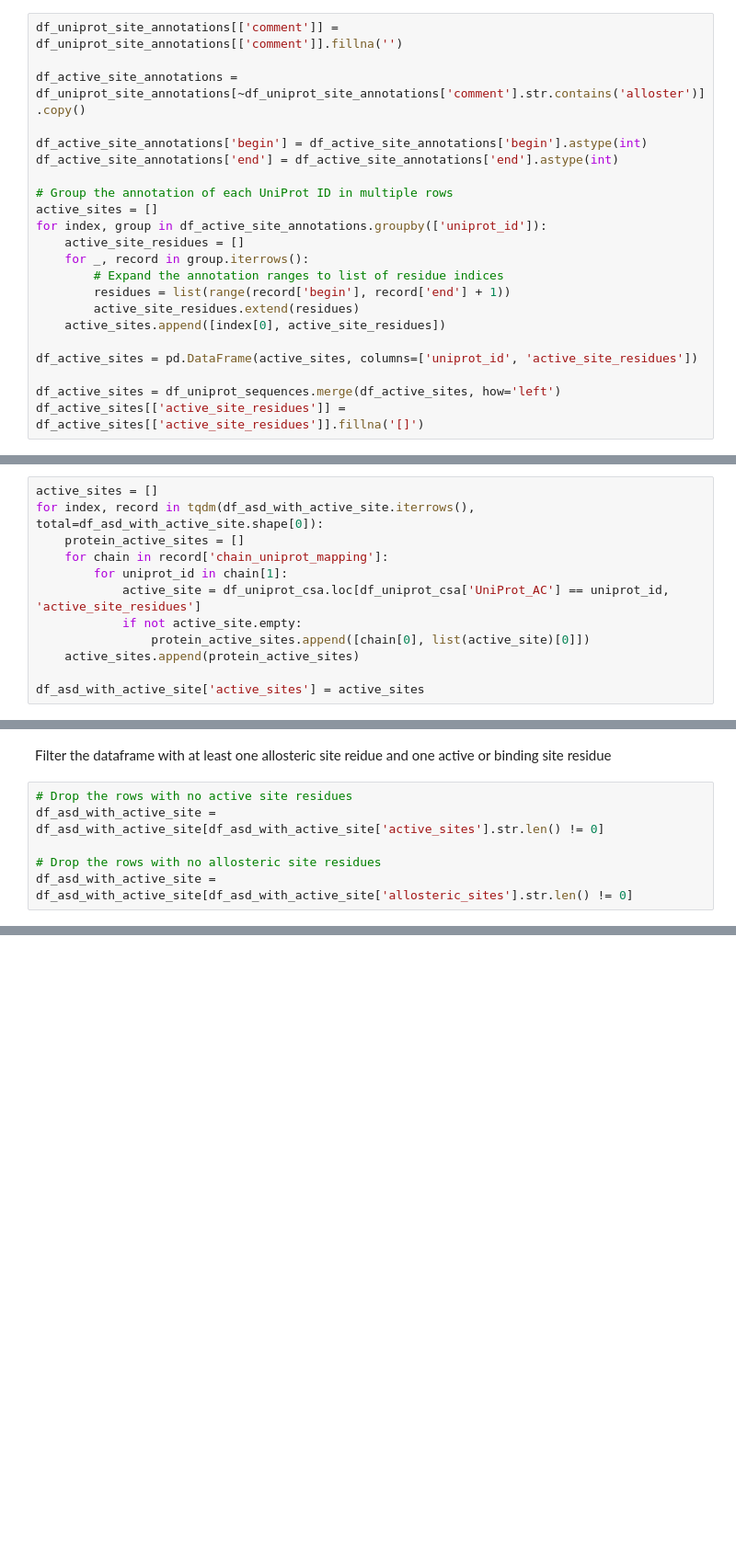
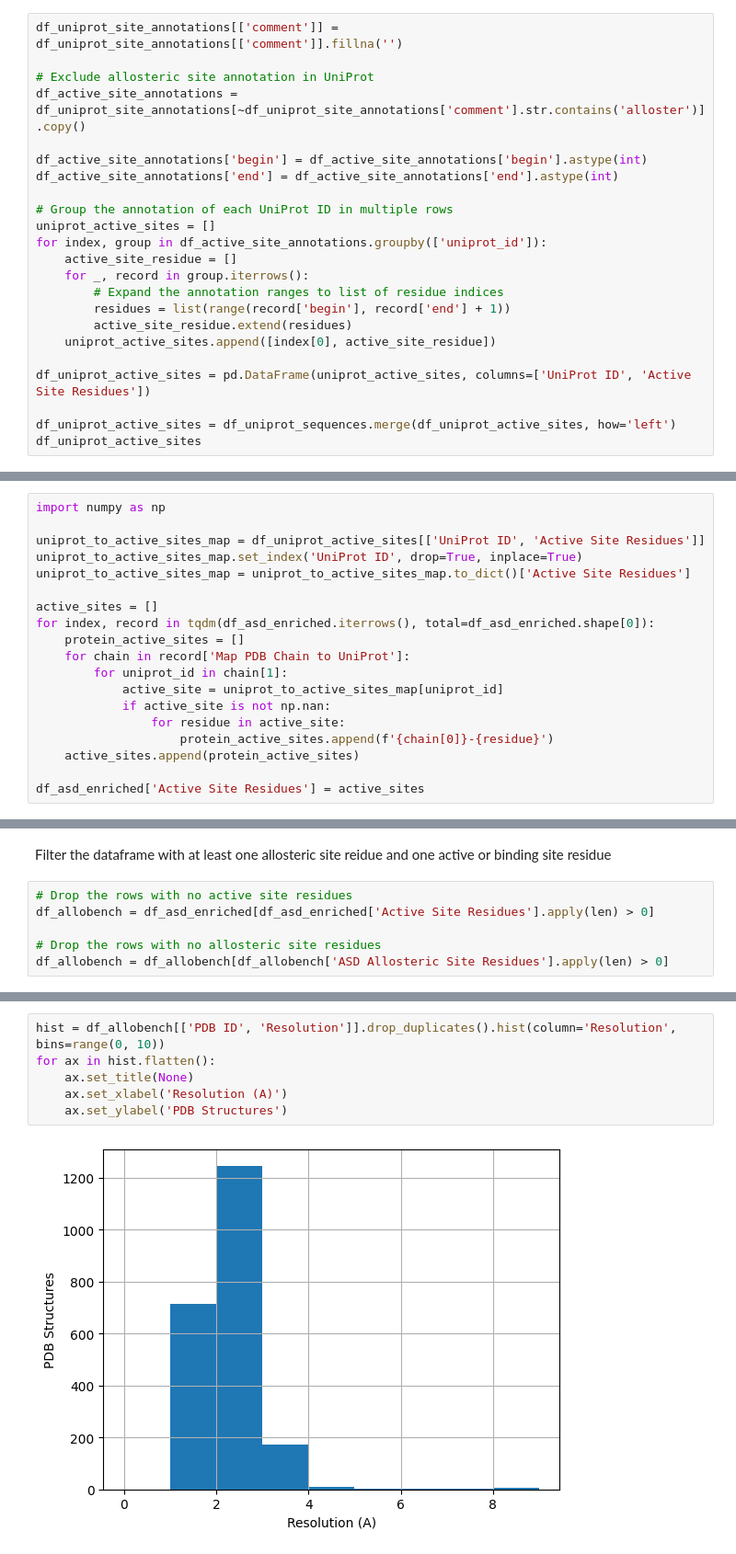
Before and after one commit to littlelittlemonster/allobench, a Jupyter notebook: AlloBench.ipynb, the cells around one changed output, grey strips where cells are left out. Shown at 92% size. Cells and saved outputs as stored; diff of their text form; blank space fills up the shorter version.

```diff
--- a/AlloBench.ipynb
+++ b/AlloBench.ipynb
@@ -622,22 +673,23 @@ df_uniprot_site_annotations.loc[df_uniprot_site_annotations['comment'].str.conta
 # %%
 df_uniprot_site_annotations[['comment']] = df_uniprot_site_annotations[['comment']].fillna('')
 
+# Exclude allosteric site annotation in UniProt
 df_active_site_annotations = df_uniprot_site_annotations[~df_uniprot_site_annotations['comment'].str.contains('alloster')].copy()
 
 df_active_site_annotations['begin'] = df_active_site_annotations['begin'].astype(int)
 df_active_site_annotations['end'] = df_active_site_annotations['end'].astype(int)
 
 # Group the annotation of each UniProt ID in multiple rows
-active_sites = []
+uniprot_active_sites = []
 for index, group in df_active_site_annotations.groupby(['uniprot_id']):
-    active_site_residues = []
+    active_site_residue = []
     for _, record in group.iterrows():
         # Expand the annotation ranges to list of residue indices
         residues = list(range(record['begin'], record['end'] + 1))
-        active_site_residues.extend(residues)
-    active_sites.append([index[0], active_site_residues])
+        active_site_residue.extend(residues)
+    uniprot_active_sites.append([index[0], active_site_residue])
 
-df_active_sites = pd.DataFrame(active_sites, columns=['uniprot_id', 'active_site_residues'])
+df_uniprot_active_sites = pd.DataFrame(uniprot_active_sites, columns=['UniProt ID', 'Active Site Residues'])
 
-df_active_sites = df_uniprot_sequences.merge(df_active_sites, how='left')
-df_active_sites[['active_site_residues']] = df_active_sites[['active_site_residues']].fillna('[]')
+df_uniprot_active_sites = df_uniprot_sequences.merge(df_uniprot_active_sites, how='left')
+df_uniprot_active_sites
@@ -710,14 +710,21 @@ df_asd_with_active_site['allosteric_sites'] = allosteric_sites
 # %% [markdown]
 ## Add active site annotation to identical chains
 # %%
+import numpy as np
+
+uniprot_to_active_sites_map = df_uniprot_active_sites[['UniProt ID', 'Active Site Residues']]
+uniprot_to_active_sites_map.set_index('UniProt ID', drop=True, inplace=True)
+uniprot_to_active_sites_map = uniprot_to_active_sites_map.to_dict()['Active Site Residues']
+
 active_sites = []
-for index, record in tqdm(df_asd_with_active_site.iterrows(), total=df_asd_with_active_site.shape[0]):
+for index, record in tqdm(df_asd_enriched.iterrows(), total=df_asd_enriched.shape[0]):
     protein_active_sites = []
-    for chain in record['chain_uniprot_mapping']:
+    for chain in record['Map PDB Chain to UniProt']:
         for uniprot_id in chain[1]:
-            active_site = df_uniprot_csa.loc[df_uniprot_csa['UniProt_AC'] == uniprot_id, 'active_site_residues']
-            if not active_site.empty:
-                protein_active_sites.append([chain[0], list(active_site)[0]])
+            active_site = uniprot_to_active_sites_map[uniprot_id]
+            if active_site is not np.nan:
+                for residue in active_site:
+                    protein_active_sites.append(f'{chain[0]}-{residue}')
     active_sites.append(protein_active_sites)
 
-df_asd_with_active_site['active_sites'] = active_sites
+df_asd_enriched['Active Site Residues'] = active_sites
@@ -725,8 +734,8 @@ df_asd_with_active_site['active_sites'] = active_sites
 Filter the dataframe with at least one allosteric site reidue and one active or binding site residue
 # %%
 # Drop the rows with no active site residues
-df_asd_with_active_site = df_asd_with_active_site[df_asd_with_active_site['active_sites'].str.len() != 0]
+df_allobench = df_asd_enriched[df_asd_enriched['Active Site Residues'].apply(len) > 0]
 
 # Drop the rows with no allosteric site residues
-df_asd_with_active_site = df_asd_with_active_site[df_asd_with_active_site['allosteric_sites'].str.len() != 0]
+df_allobench = df_allobench[df_allobench['ASD Allosteric Site Residues'].apply(len) > 0]
 # %%
@@ -737,0 +770,8 @@ df_asd_with_active_site.to_csv('../output/ASD_with_Active_Sites.csv', index=Fals
+# %%
+hist = df_allobench[['PDB ID', 'Resolution']].drop_duplicates().hist(column='Resolution', bins=range(0, 10))
+for ax in hist.flatten():
+    ax.set_title(None)
+    ax.set_xlabel('Resolution (A)')
+    ax.set_ylabel('PDB Structures')
+# %% [output]
+[figure, added]
```
Also changed, not shown: parts of 92 cells of this notebook, 2 other files.
